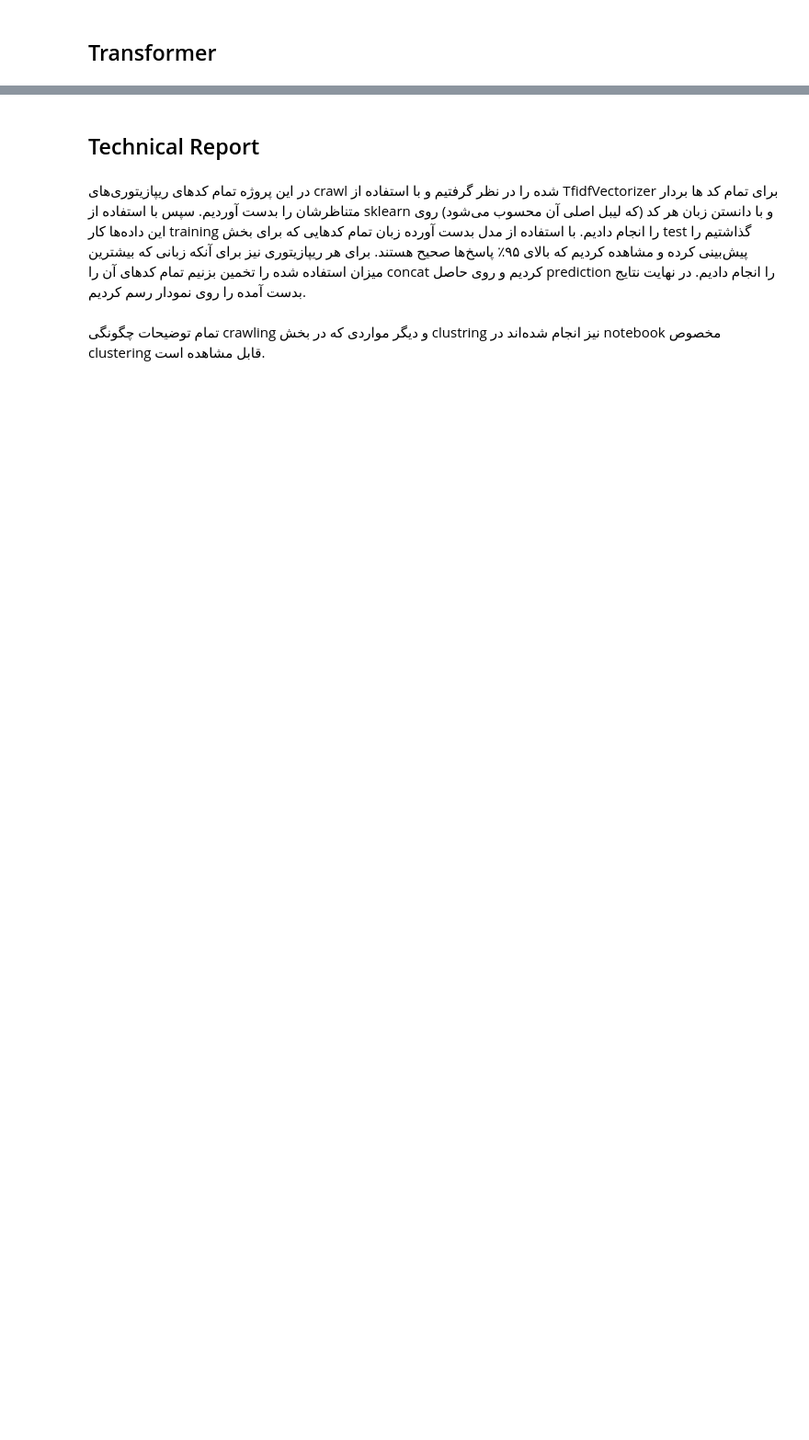
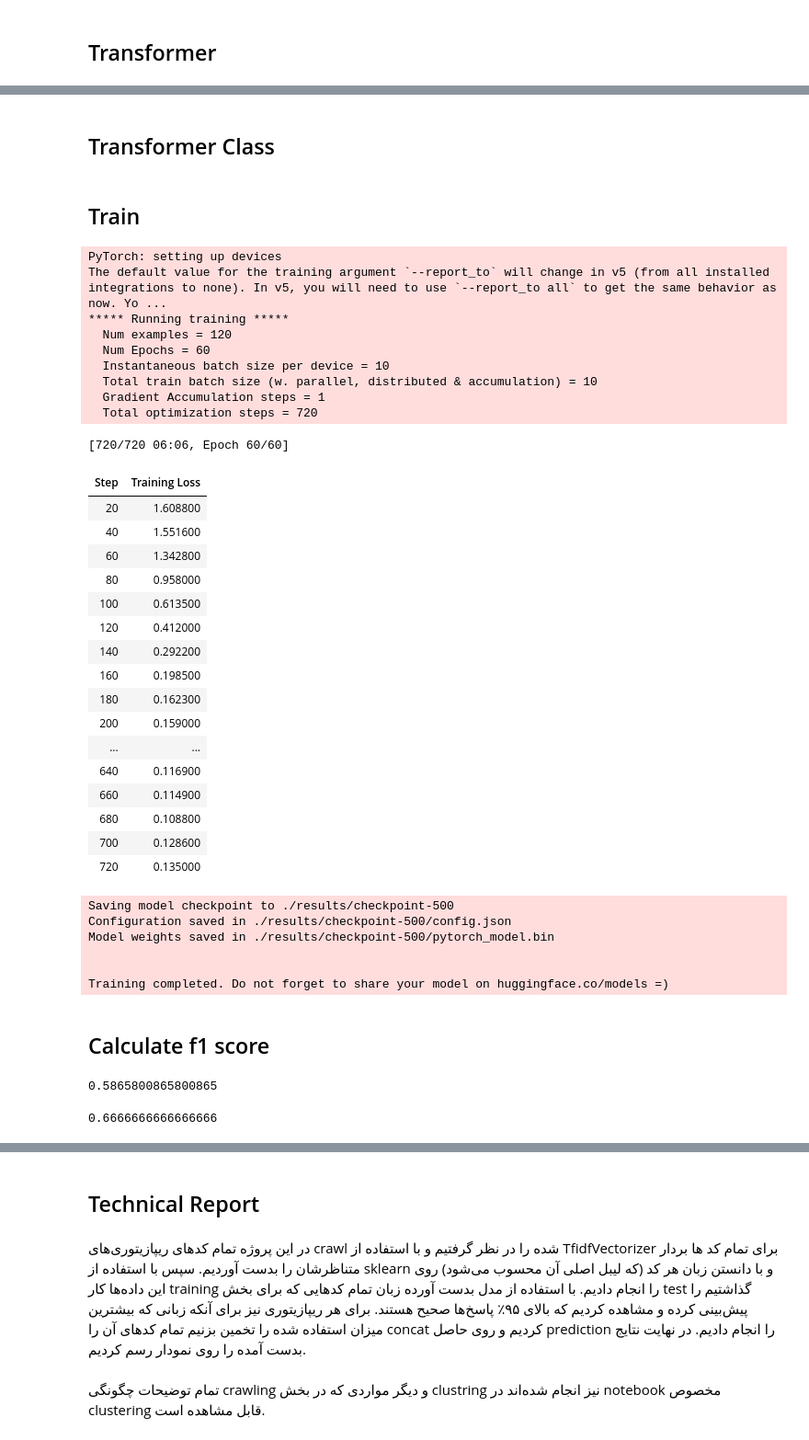
Before and after one commit to IR1401-Spring-Final-Projects/Github1401-18_25, a Jupyter notebook: MIRcopy/Fourth/Classification.ipynb, the cells around one changed output, grey strips where cells are left out. Shown: that part at 92% size. Drawn from its saved outputs; the diff is of its cells as text; code cells hidden in the pictures; blank space fills up the shorter version.

```diff
--- a/MIRcopy/Fourth/Classification.ipynb
+++ b/MIRcopy/Fourth/Classification.ipynb
@@ -329,0 +228,4 @@ print(y_predicted)
+# %%
+train_encoding = tokenizer(X_train, truncation=True, padding=True)
+val_encoding = tokenizer(X_val, truncation=True, padding=True)
+test_encoding = tokenizer(X_test, truncation=True, padding=True)
@@ -329,0 +234,19 @@ print(y_predicted)
+# %%
+class LanguageDataset(Dataset):
+    def __init__(self, encoding, labels):
+        self.encoding = encoding
+        self.labels = labels
+
+    def __len__(self):
+        return len(self.labels)
+
+    def __getitem__(self, idx):
+        item = {key: torch.tensor(value[idx]) for key, value in self.encoding.items()}
+        item['labels'] = torch.tensor(self.labels[idx])
+        return item
+# %%
+train_dataset = LanguageDataset(train_encoding, y_train)
+val_dataset = LanguageDataset(val_encoding, y_val)
+test_dataset = LanguageDataset(test_encoding, y_test)
+# %% [markdown]
+## Transformer Class
@@ -329,0 +341,53 @@ print(y_predicted)
+# %%
+transformer = Transformer(model, tokenizer)
+# %% [markdown]
+## Train
+# %%
+transformer.set_trainer(train_dataset, val_dataset)
+transformer.train()
+# %% [output]
+PyTorch: setting up devices
+The default value for the training argument `--report_to` will change in v5 (from all installed integrations to none). In v5, you will need to use `--report_to all` to get the same behavior as now. Yo ...
+***** Running training *****
+  Num examples = 120
+  Num Epochs = 60
+  Instantaneous batch size per device = 10
+  Total train batch size (w. parallel, distributed & accumulation) = 10
+  Gradient Accumulation steps = 1
+  Total optimization steps = 720
+[720/720 06:06, Epoch 60/60]
+| Step | Training Loss |
+| 20 | 1.608800 |
+| 40 | 1.551600 |
+| 60 | 1.342800 |
+| 80 | 0.958000 |
+| 100 | 0.613500 |
+| 120 | 0.412000 |
+| 140 | 0.292200 |
+| 160 | 0.198500 |
+| 180 | 0.162300 |
+| 200 | 0.159000 |
+| ... | ... |
+| 640 | 0.116900 |
+| 660 | 0.114900 |
+| 680 | 0.108800 |
+| 700 | 0.128600 |
+| 720 | 0.135000 |
+Saving model checkpoint to ./results/checkpoint-500
+Configuration saved in ./results/checkpoint-500/config.json
+Model weights saved in ./results/checkpoint-500/pytorch_model.bin
+
+
+Training completed. Do not forget to share your model on huggingface.co/models =)
+# %% [markdown]
+## Calculate f1 score
+# %%
+f1_macro = transformer.get_f1_score(test_dataset, y_test, average='macro')
+f1_macro
+# %% [output]
+0.5865800865800865
+# %%
+f1_micro = transformer.get_f1_score(test_dataset, y_test, average='micro')
+f1_micro
+# %% [output]
+0.6666666666666666
```
Also changed, not shown: parts of 76 cells of this notebook, 55 other files.
